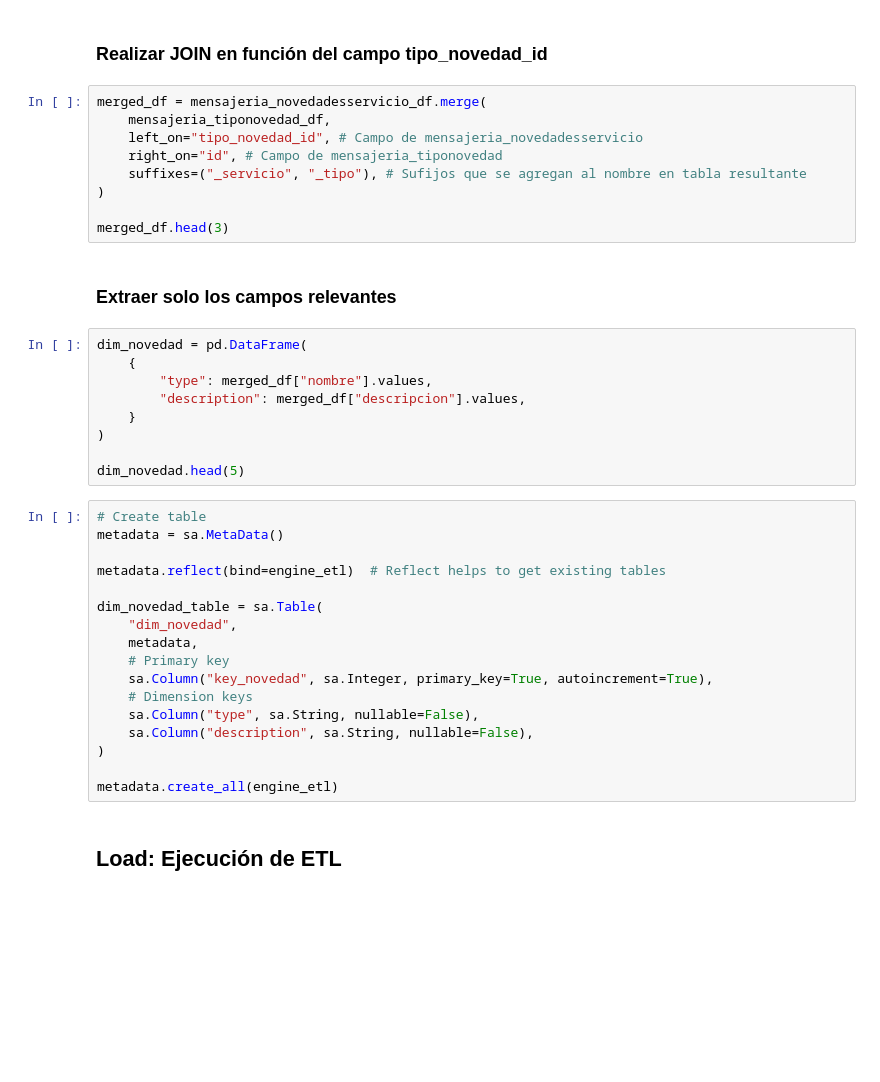
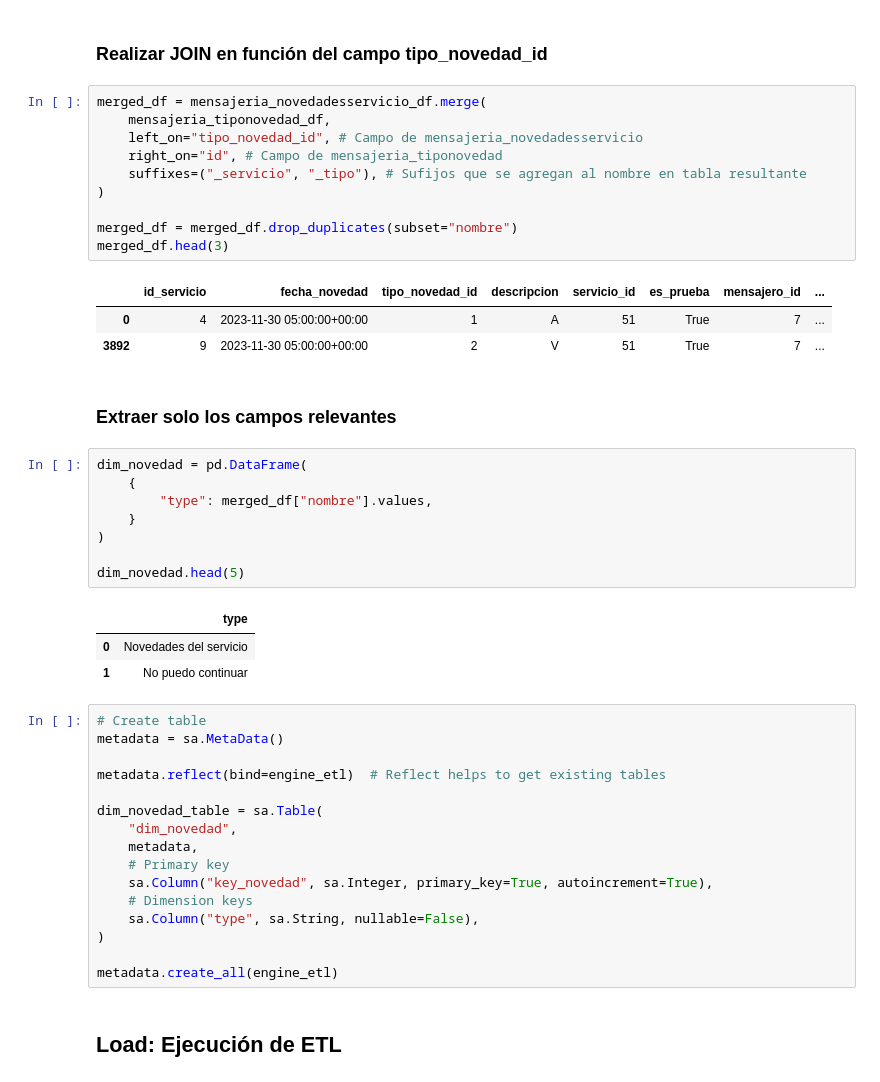
Before and after one commit to JuanLoaiza007/data-science-project-etl, a Jupyter notebook: notebooks/dim_novedad.ipynb, the cells around one changed output. Drawn from its saved outputs; the diff is of its cells as text; blank space fills up the shorter version.

```diff
--- a/notebooks/dim_novedad.ipynb
+++ b/notebooks/dim_novedad.ipynb
@@ -44,23 +69,31 @@ mensajeria_tiponovedad_df.info()
 # %%
 merged_df = mensajeria_novedadesservicio_df.merge(
     mensajeria_tiponovedad_df,
     left_on="tipo_novedad_id", # Campo de mensajeria_novedadesservicio
     right_on="id", # Campo de mensajeria_tiponovedad
     suffixes=("_servicio", "_tipo"), # Sufijos que se agregan al nombre en tabla resultante
 )
 
+merged_df = merged_df.drop_duplicates(subset="nombre")
 merged_df.head(3)
+# %% [output]
+|  | id_servicio | fecha_novedad | tipo_novedad_id | descripcion | servicio_id | es_prueba | mensajero_id | ... |
+| 0 | 4 | 2023-11-30 05:00:00+00:00 | 1 | A | 51 | True | 7 | ... |
+| 3892 | 9 | 2023-11-30 05:00:00+00:00 | 2 | V | 51 | True | 7 | ... |
 # %% [markdown]
 ### Extraer solo los campos relevantes
 # %%
 dim_novedad = pd.DataFrame(
     {
         "type": merged_df["nombre"].values,
-        "description": merged_df["descripcion"].values,
     }
 )
 
 dim_novedad.head(5)
+# %% [output]
+|  | type |
+| 0 | Novedades del servicio |
+| 1 | No puedo continuar |
 # %%
 # Create table
 metadata = sa.MetaData()
@@ -74,7 +107,6 @@ dim_novedad_table = sa.Table(
     sa.Column("key_novedad", sa.Integer, primary_key=True, autoincrement=True),
     # Dimension keys
     sa.Column("type", sa.String, nullable=False),
-    sa.Column("description", sa.String, nullable=False),
 )
 
 metadata.create_all(engine_etl)
```
Also changed, not shown: parts of 3 cells of this notebook, 1 other file.
